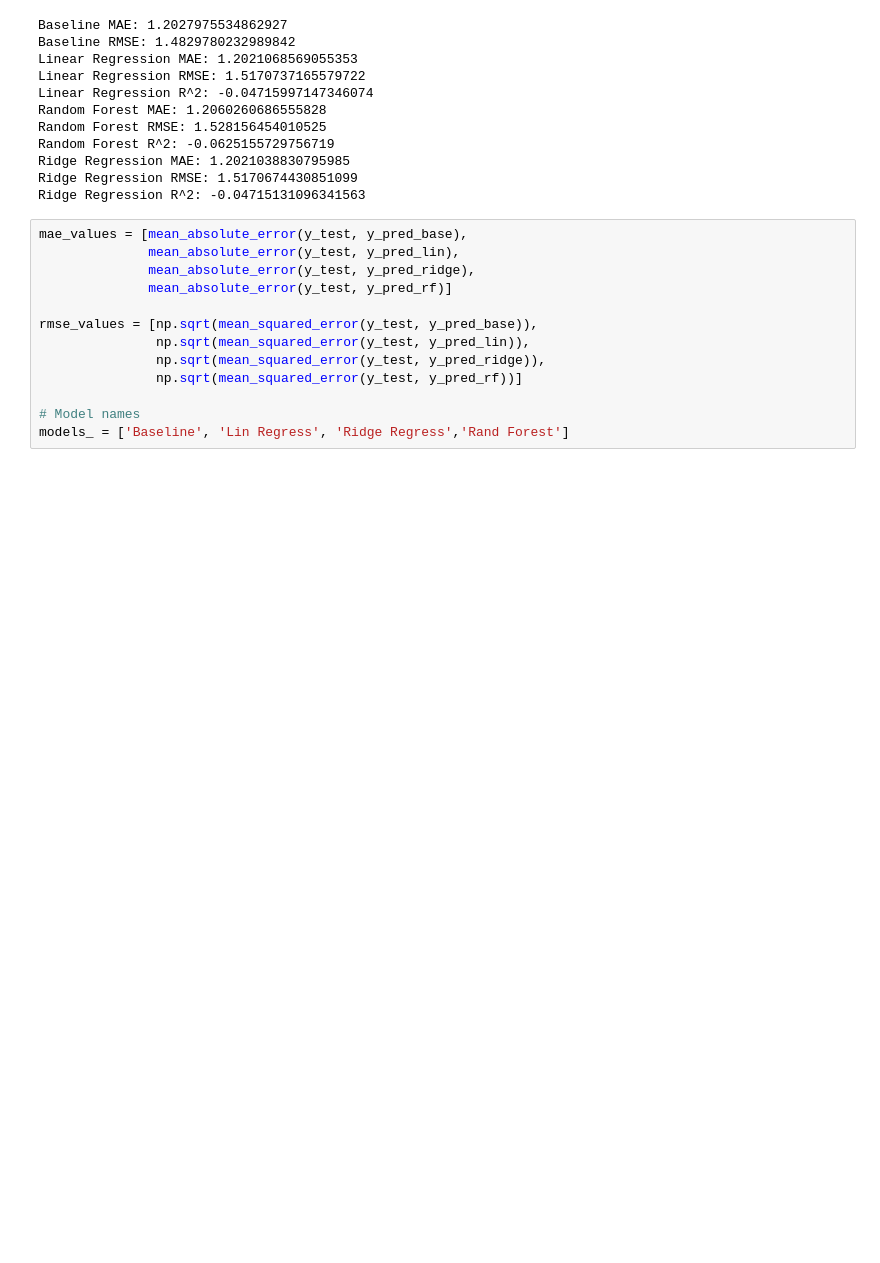
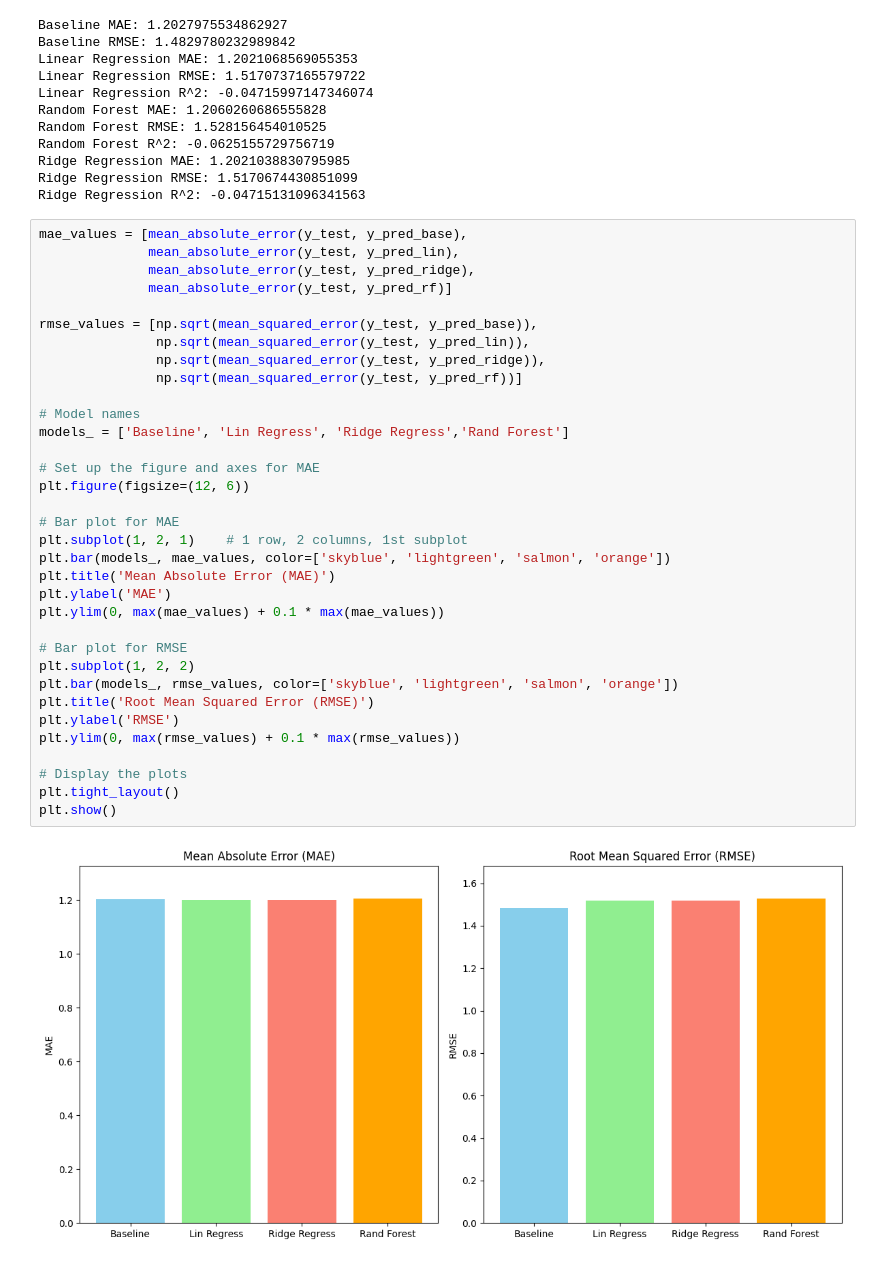
Before and after one commit to DevAhmed-py/reg_models, a Jupyter notebook: fire_reg.ipynb, the cells around one changed output. Cells and saved outputs as stored; diff of their text form; blank space fills up the shorter version.

Commit message:
models eval

```diff
--- a/fire_reg.ipynb
+++ b/fire_reg.ipynb
@@ -182,13 +182,36 @@ Ridge Regression R^2: -0.04715131096341563
 # %%
 mae_values = [mean_absolute_error(y_test, y_pred_base),
               mean_absolute_error(y_test, y_pred_lin),
               mean_absolute_error(y_test, y_pred_ridge),
               mean_absolute_error(y_test, y_pred_rf)]
 
 rmse_values = [np.sqrt(mean_squared_error(y_test, y_pred_base)),
                np.sqrt(mean_squared_error(y_test, y_pred_lin)),
                np.sqrt(mean_squared_error(y_test, y_pred_ridge)),
                np.sqrt(mean_squared_error(y_test, y_pred_rf))]
 
 # Model names
 models_ = ['Baseline', 'Lin Regress', 'Ridge Regress','Rand Forest']
+
+# Set up the figure and axes for MAE
+plt.figure(figsize=(12, 6))
+
+# Bar plot for MAE
+plt.subplot(1, 2, 1)    # 1 row, 2 columns, 1st subplot
+plt.bar(models_, mae_values, color=['skyblue', 'lightgreen', 'salmon', 'orange'])
+plt.title('Mean Absolute Error (MAE)')
+plt.ylabel('MAE')
+plt.ylim(0, max(mae_values) + 0.1 * max(mae_values))
+
+# Bar plot for RMSE
+plt.subplot(1, 2, 2)
+plt.bar(models_, rmse_values, color=['skyblue', 'lightgreen', 'salmon', 'orange'])
+plt.title('Root Mean Squared Error (RMSE)')
+plt.ylabel('RMSE')
+plt.ylim(0, max(rmse_values) + 0.1 * max(rmse_values))
+
+# Display the plots
+plt.tight_layout()
+plt.show()
+# %% [output]
+[figure, added]
```
